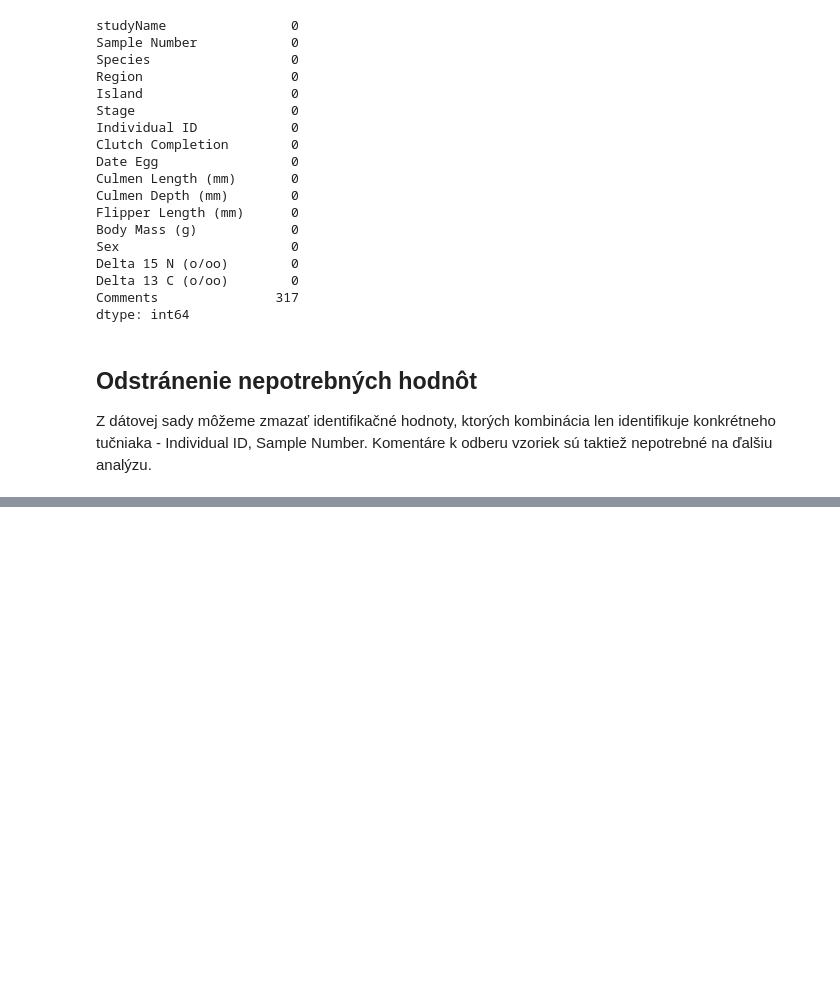
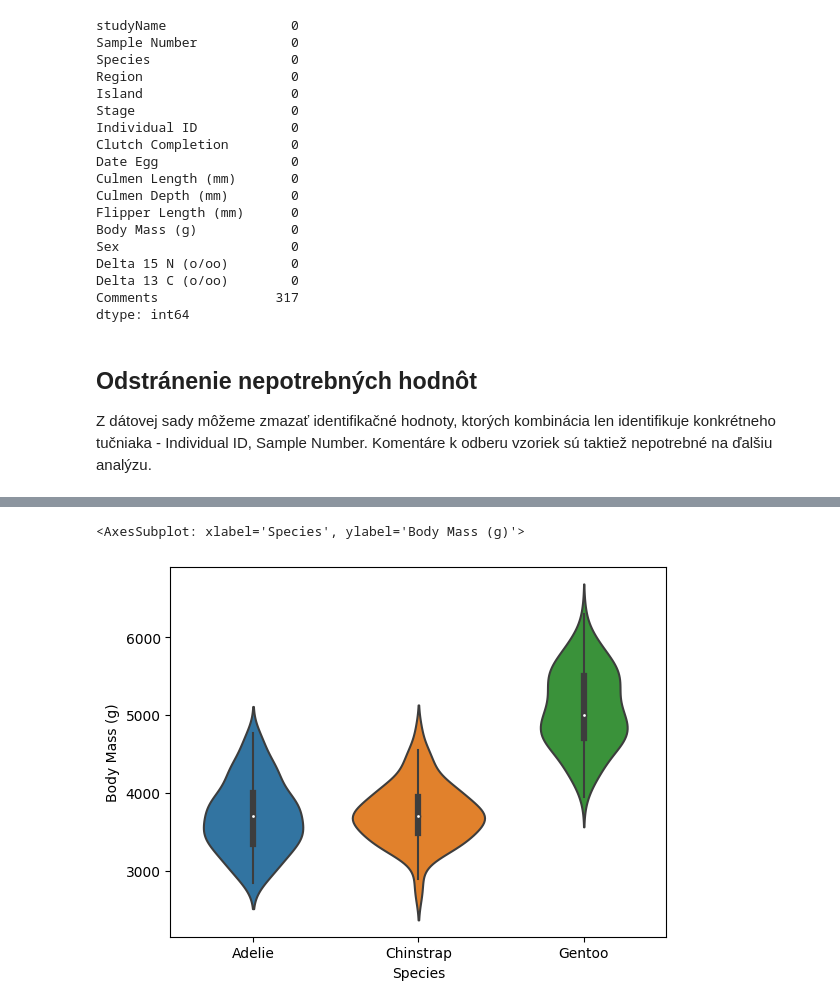
Before and after one commit to CorgoShip/UPA_Proj2, a Jupyter notebook: tucnaci.ipynb, the cells around one changed output, grey strips where cells are left out. Drawn from its saved outputs; the diff is of its cells as text; code cells hidden in the pictures; blank space fills up the shorter version.

```diff
--- a/tucnaci.ipynb
+++ b/tucnaci.ipynb
@@ -93,0 +131,14 @@ df.drop(['Individual ID', "Sample Number", "Comments"], axis = 1, inplace=True,
+# %%
+sns.violinplot(
+    data=df, x="Species", y="Body Mass (g)",
+    flierprops={"marker": "x"},
+    boxprops={"facecolor": (.4, .6, .8, .5)},
+    medianprops={"color": "coral"},
+)
+
+# sns.FacetGrid(df, hue="Species") \
+#    .map(sns.violinplot, "Body Mass (g)", fill=True) \
+#    .add_legend()
+# %% [output]
+<AxesSubplot: xlabel='Species', ylabel='Body Mass (g)'>
+[figure, added]
```
Also changed, not shown: parts of 7 cells of this notebook, 2 other files.
